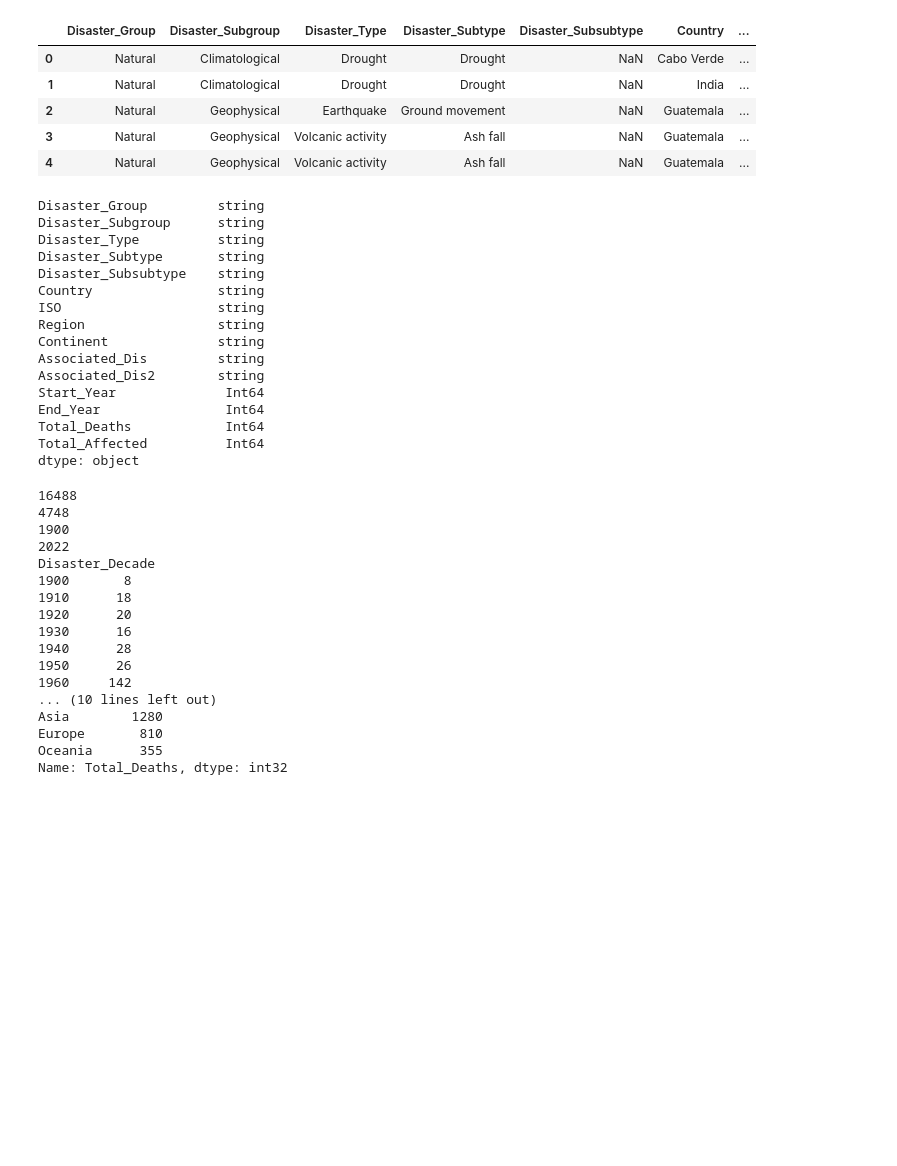
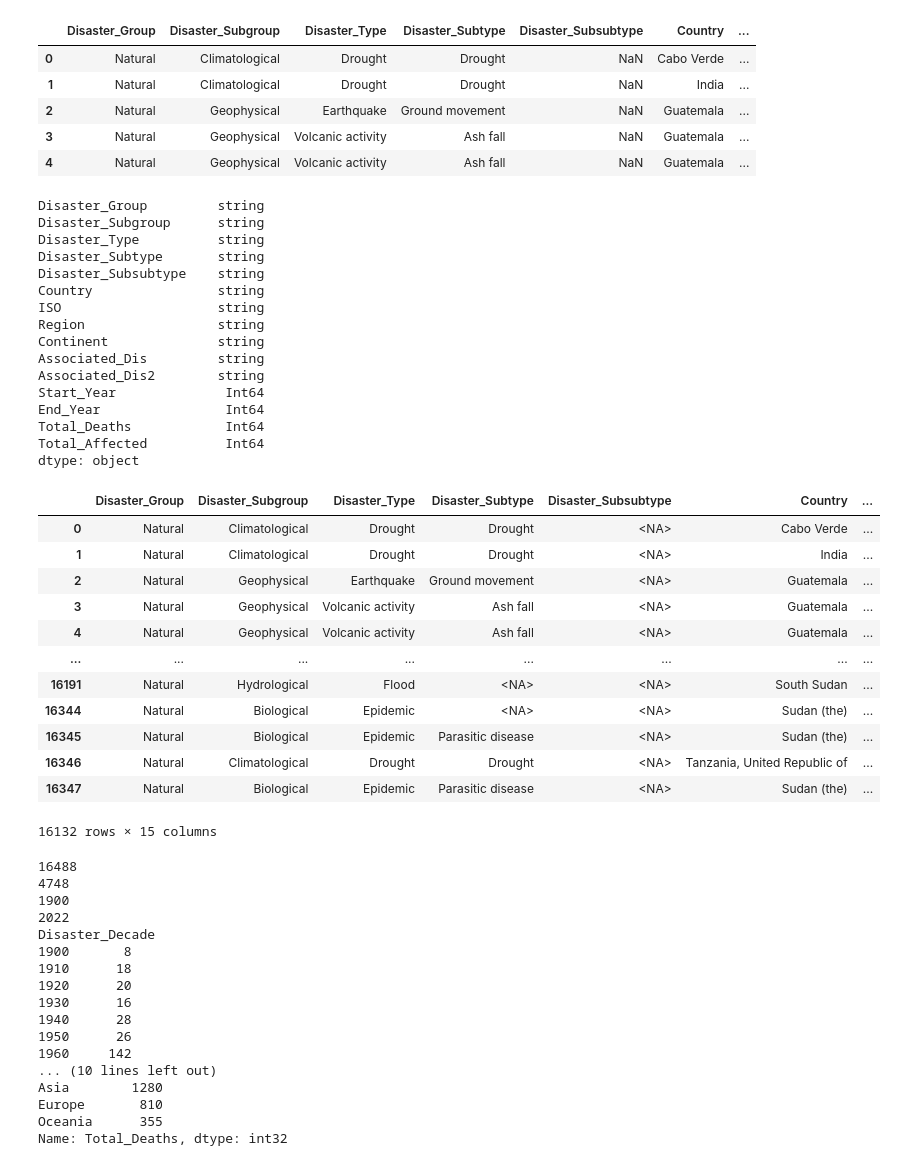
Before and after one commit to r-Files/DOPP, a Jupyter notebook: jupyter_notebooks/lab_loading_transformation.ipynb, the cells around one changed output. Drawn from its saved outputs; the diff is of its cells as text; code cells hidden in the pictures; blank space fills up the shorter version.

Commit message:
Start merging the notebooks and remove 2022 from analysis

```diff
--- a/jupyter_notebooks/lab_loading_transformation.ipynb
+++ b/jupyter_notebooks/lab_loading_transformation.ipynb
@@ -128,24 +128,38 @@ raw_xlsx.head()
 # %%
 df_transformed = pd.DataFrame()
 df_transformed = raw_xlsx.convert_dtypes()
-df_transformed.dtypes
+print(df_transformed.dtypes)
+df_transformed = df_transformed[(df_transformed['Start_Year'] != 2022)] # Filter out data from 2022
 # %% [output]
 Disaster_Group         string
 Disaster_Subgroup      string
 Disaster_Type          string
 Disaster_Subtype       string
 Disaster_Subsubtype    string
 Country                string
 ISO                    string
 Region                 string
 Continent              string
 Associated_Dis         string
 Associated_Dis2        string
 Start_Year              Int64
 End_Year                Int64
 Total_Deaths            Int64
 Total_Affected          Int64
 dtype: object
+|  | Disaster_Group | Disaster_Subgroup | Disaster_Type | Disaster_Subtype | Disaster_Subsubtype | Country | ... |
+| 0 | Natural | Climatological | Drought | Drought | <NA> | Cabo Verde | ... |
+| 1 | Natural | Climatological | Drought | Drought | <NA> | India | ... |
+| 2 | Natural | Geophysical | Earthquake | Ground movement | <NA> | Guatemala | ... |
+| 3 | Natural | Geophysical | Volcanic activity | Ash fall | <NA> | Guatemala | ... |
+| 4 | Natural | Geophysical | Volcanic activity | Ash fall | <NA> | Guatemala | ... |
+| ... | ... | ... | ... | ... | ... | ... | ... |
+| 16191 | Natural | Hydrological | Flood | <NA> | <NA> | South Sudan | ... |
+| 16344 | Natural | Biological | Epidemic | <NA> | <NA> | Sudan (the) | ... |
+| 16345 | Natural | Biological | Epidemic | Parasitic disease | <NA> | Sudan (the) | ... |
+| 16346 | Natural | Climatological | Drought | Drought | <NA> | Tanzania, United Republic of | ... |
+| 16347 | Natural | Biological | Epidemic | Parasitic disease | <NA> | Sudan (the) | ... |
+16132 rows × 15 columns
 # %%
 print(df_transformed.shape[0])
 print(df_transformed['Total_Deaths'].isna().sum() )
```
Also changed, not shown: parts of 1 cell of this notebook, 3 other files.
